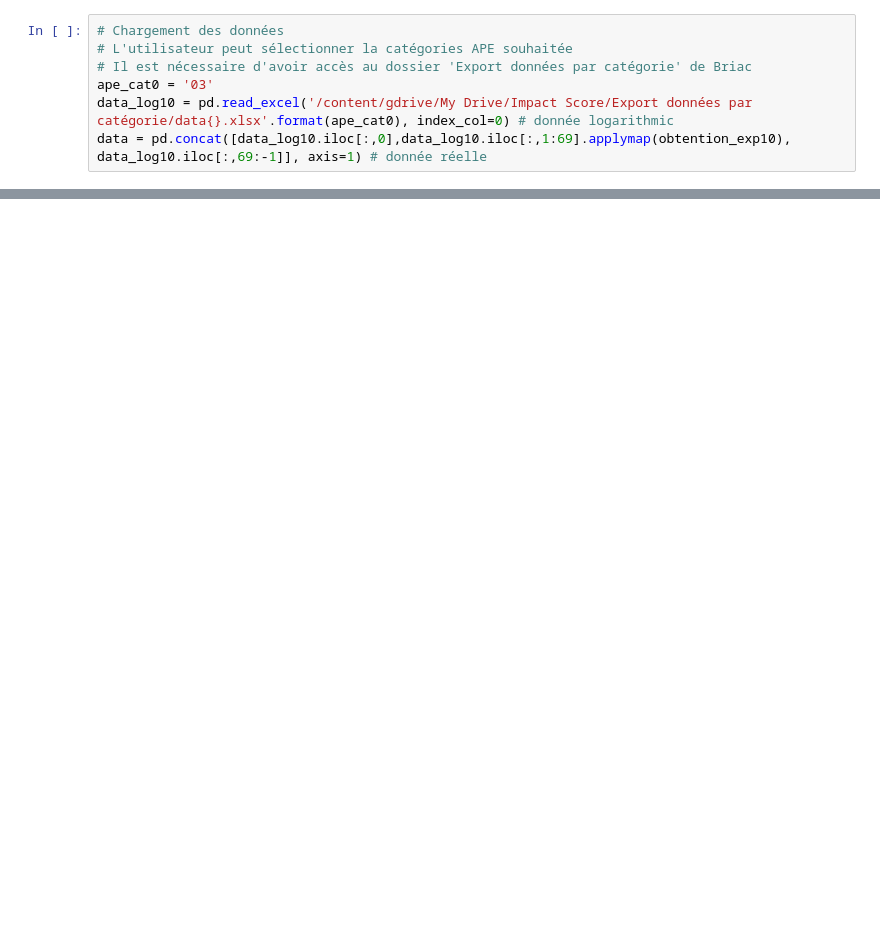
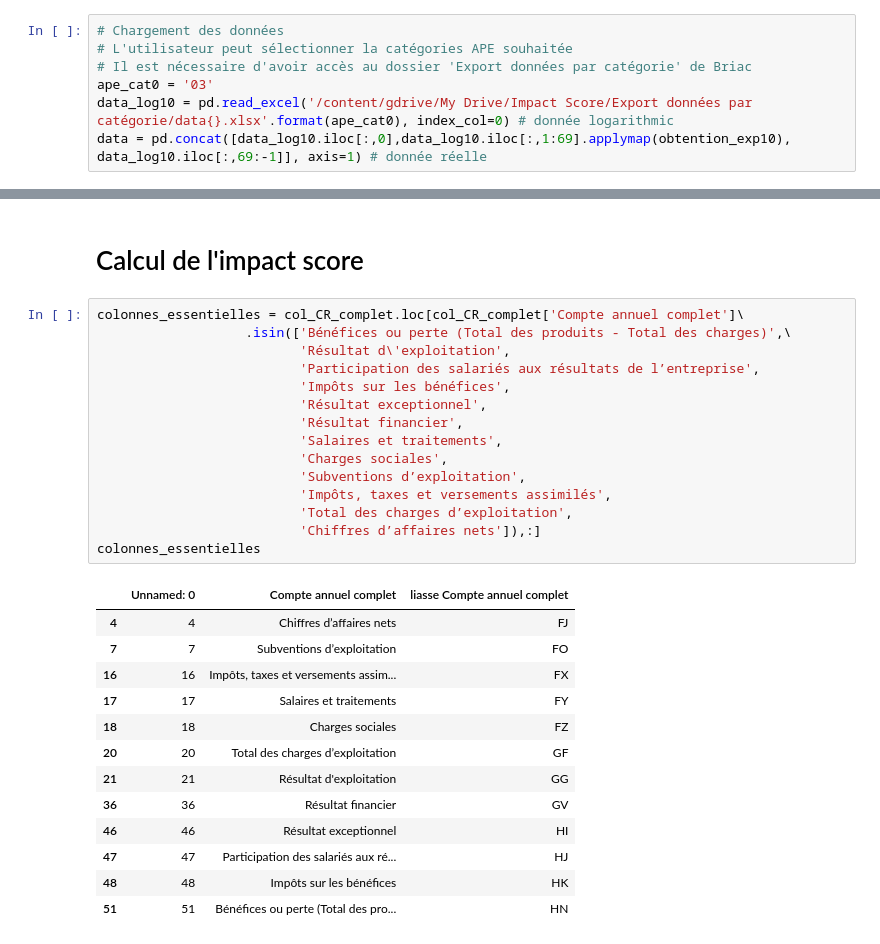
Before and after one commit to Enthic/enthic-data_analysis, a Jupyter notebook: Impact_score_main.ipynb, the cells around one changed output, grey strips where cells are left out. Cells and saved outputs as stored; diff of their text form; blank space fills up the shorter version.

```diff
--- a/Impact_score_main.ipynb
+++ b/Impact_score_main.ipynb
@@ -57,0 +82,31 @@ data
+# %% [markdown]
+# Calcul de l'impact score
+# %%
+colonnes_essentielles = col_CR_complet.loc[col_CR_complet['Compte annuel complet']\
+                   .isin(['Bénéfices ou perte (Total des produits ‐ Total des charges)',\
+                          'Résultat d\'exploitation',
+                          'Participation des salariés aux résultats de l’entreprise',
+                          'Impôts sur les bénéfices',
+                          'Résultat exceptionnel',
+                          'Résultat financier',
+                          'Salaires et traitements',
+                          'Charges sociales',
+                          'Subventions d’exploitation',
+                          'Impôts, taxes et versements assimilés',
+                          'Total des charges d’exploitation',
+                          'Chiffres d’affaires nets']),:]
+colonnes_essentielles
+# %% [output]
+|  | Unnamed: 0 | Compte annuel complet | liasse Compte annuel complet |
+| 4 | 4 | Chiffres d’affaires nets | FJ |
+| 7 | 7 | Subventions d’exploitation | FO |
+| 16 | 16 | Impôts, taxes et versements assim... | FX |
+| 17 | 17 | Salaires et traitements | FY |
+| 18 | 18 | Charges sociales | FZ |
+| 20 | 20 | Total des charges d’exploitation | GF |
+| 21 | 21 | Résultat d'exploitation | GG |
+| 36 | 36 | Résultat financier | GV |
+| 46 | 46 | Résultat exceptionnel | HI |
+| 47 | 47 | Participation des salariés aux ré... | HJ |
+| 48 | 48 | Impôts sur les bénéfices | HK |
+| 51 | 51 | Bénéfices ou perte (Total des pro... | HN |
```
Also changed, not shown: parts of 13 cells of this notebook.
